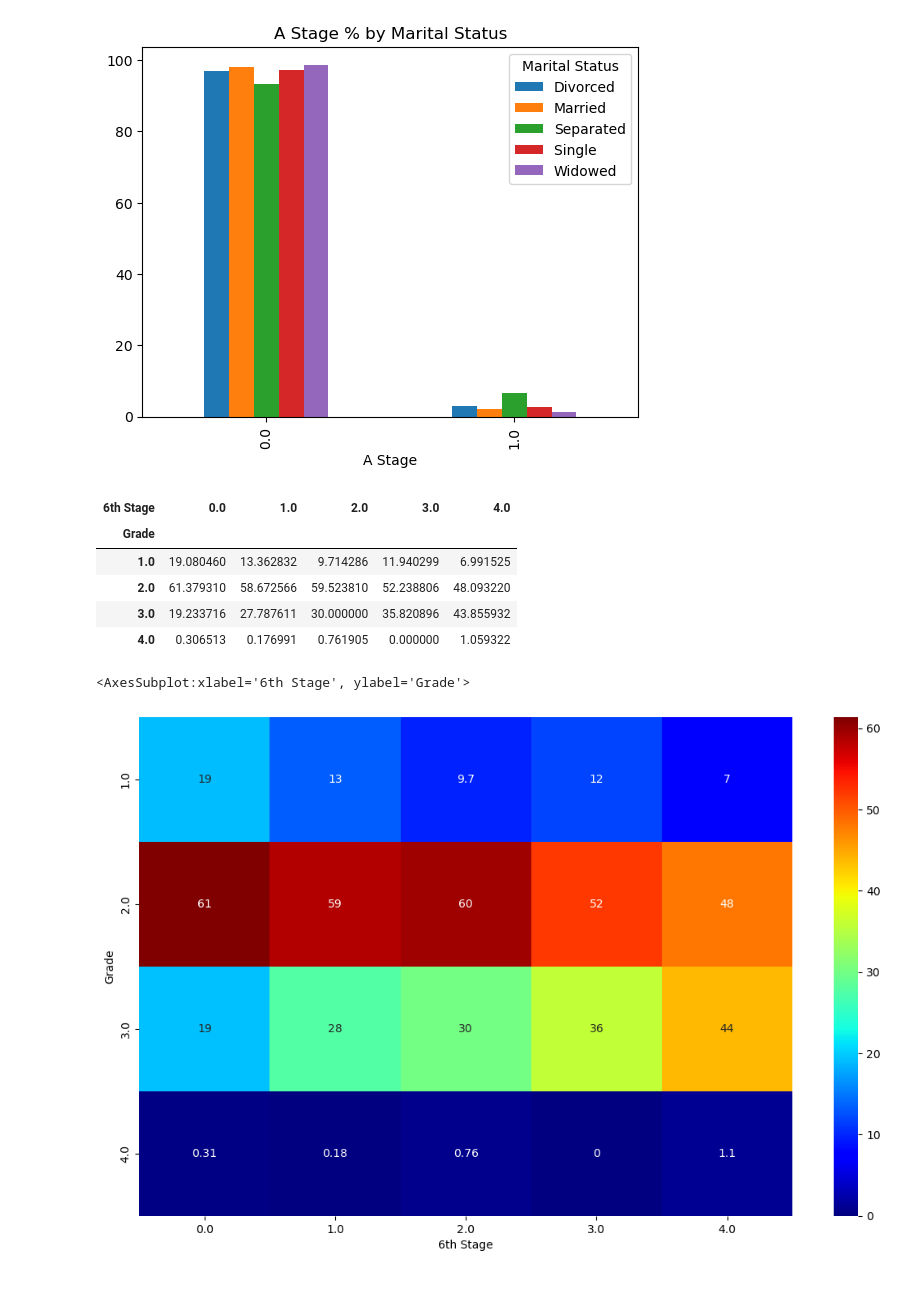
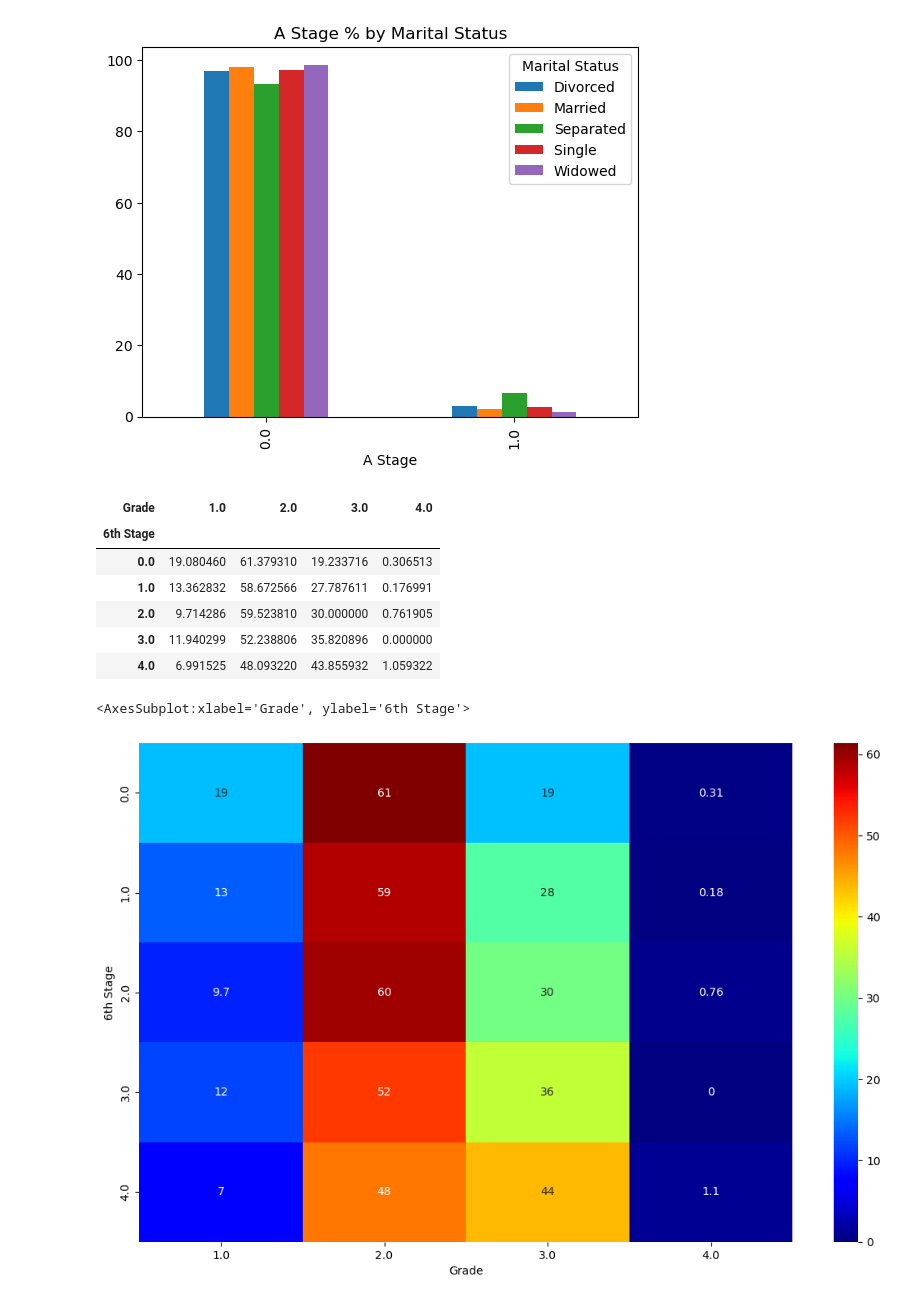
Before and after one commit to roy2392/breast_cancer_classification, a Jupyter notebook: Breast_Cancer_Classification_Project_.ipynb, the cells around one changed output. Drawn from its saved outputs; the diff is of its cells as text; code cells hidden in the pictures.

```diff
--- a/Breast_Cancer_Classification_Project_.ipynb
+++ b/Breast_Cancer_Classification_Project_.ipynb
@@ -253,21 +256,22 @@ plt.show()
 # %% [output]
 [figure]
 # %%
-df.groupby(['Grade','6th Stage'])['Age'].count().unstack().fillna(0).transform(lambda x: (100*x/sum(x)))
+df.groupby(['Grade','6th Stage'])['Age'].count().unstack().fillna(0).transform(lambda x: (100*x/sum(x))).T
 # %% [output]
-| 6th Stage | 0.0 | 1.0 | 2.0 | 3.0 | 4.0 |
-| Grade |  |  |  |  |  |
-| 1.0 | 19.080460 | 13.362832 | 9.714286 | 11.940299 | 6.991525 |
-| 2.0 | 61.379310 | 58.672566 | 59.523810 | 52.238806 | 48.093220 |
-| 3.0 | 19.233716 | 27.787611 | 30.000000 | 35.820896 | 43.855932 |
-| 4.0 | 0.306513 | 0.176991 | 0.761905 | 0.000000 | 1.059322 |
+| Grade | 1.0 | 2.0 | 3.0 | 4.0 |
+| 6th Stage |  |  |  |  |
+| 0.0 | 19.080460 | 61.379310 | 19.233716 | 0.306513 |
+| 1.0 | 13.362832 | 58.672566 | 27.787611 | 0.176991 |
+| 2.0 | 9.714286 | 59.523810 | 30.000000 | 0.761905 |
+| 3.0 | 11.940299 | 52.238806 | 35.820896 | 0.000000 |
+| 4.0 | 6.991525 | 48.093220 | 43.855932 | 1.059322 |
 # %%
 
 fig, ax = plt.subplots(figsize=(13, 8))
-sns.heatmap(ax=ax, data=df.groupby(['Grade','6th Stage'])['Age'].count().unstack().fillna(0).transform(lambda x: (100*x/sum(x))), cmap='jet',annot=True)
+sns.heatmap(ax=ax, data=df.groupby(['Grade','6th Stage'])['Age'].count().unstack().fillna(0).transform(lambda x: (100*x/sum(x))).T, cmap='jet',annot=True)
 # %% [output]
-<AxesSubplot:xlabel='6th Stage', ylabel='Grade'>
+<AxesSubplot:xlabel='Grade', ylabel='6th Stage'>
-[figure, old version]
+[figure, new version]
 # %%
 # Set the color palette to a brighter pink palette
 sns.set_palette('Set2')
```
Also changed, not shown: parts of 8 cells of this notebook.
